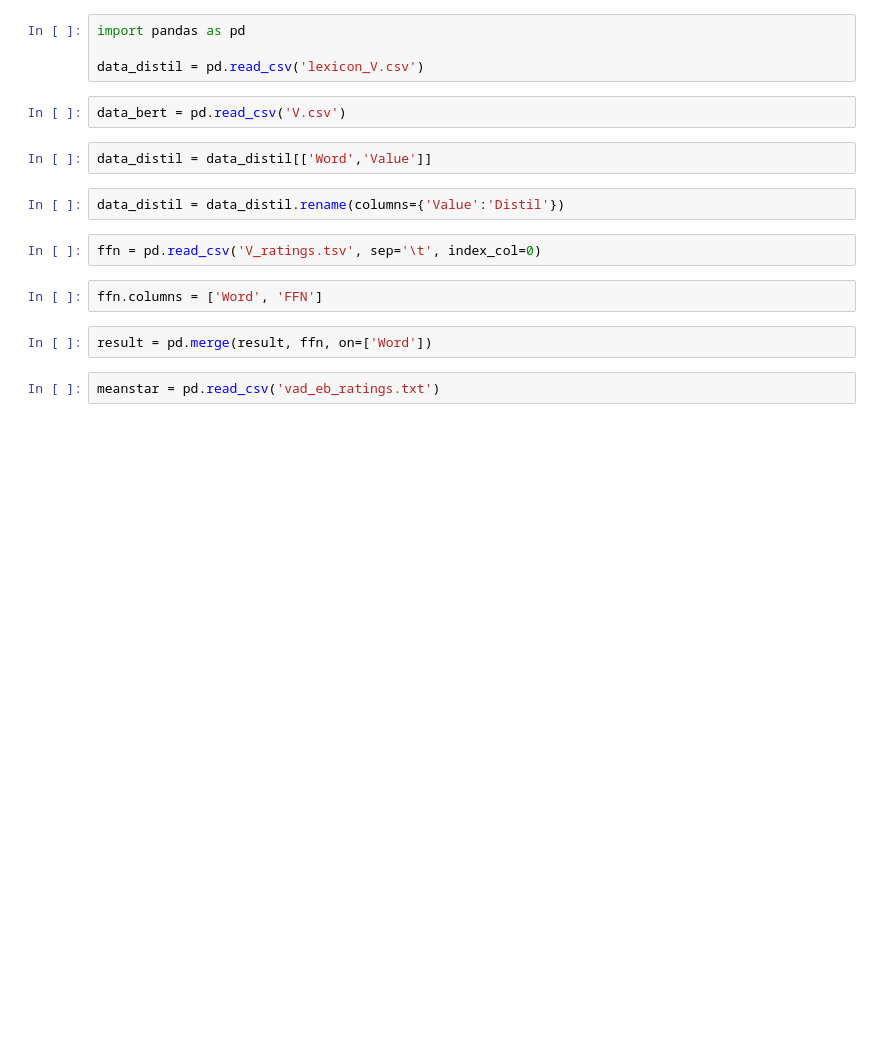
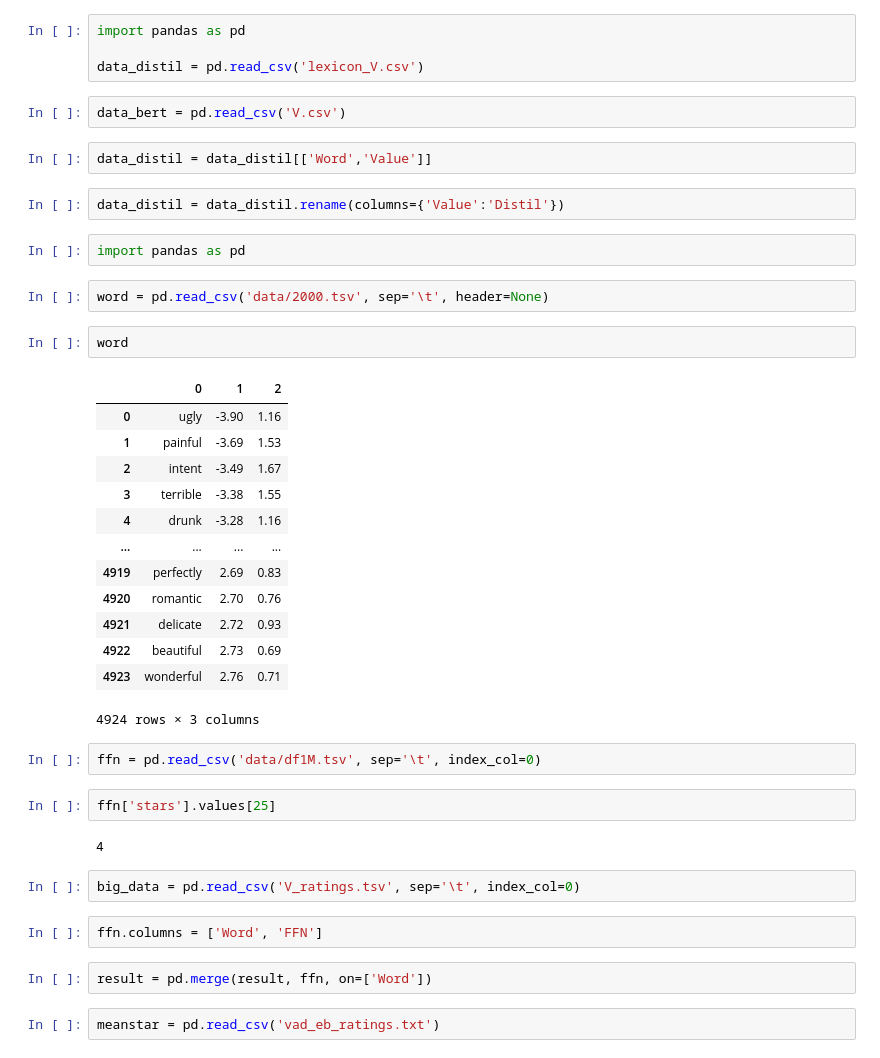
Before and after one commit to wwbp/embedding-lexica-creation, a Jupyter notebook: Untitled.ipynb, the cells around one changed output. Cells and saved outputs as stored; diff of their text form; blank space fills up the shorter version.

```diff
--- a/Untitled.ipynb
+++ b/Untitled.ipynb
@@ -8,8 +8,34 @@ data_bert = pd.read_csv('V.csv')
 data_distil = data_distil[['Word','Value']]
 # %%
 data_distil = data_distil.rename(columns={'Value':'Distil'})
+# %%
+import pandas as pd
+# %%
+word = pd.read_csv('data/2000.tsv', sep='\t', header=None)
+# %%
+word
+# %% [output]
+|  | 0 | 1 | 2 |
+| 0 | ugly | -3.90 | 1.16 |
+| 1 | painful | -3.69 | 1.53 |
+| 2 | intent | -3.49 | 1.67 |
+| 3 | terrible | -3.38 | 1.55 |
+| 4 | drunk | -3.28 | 1.16 |
+| ... | ... | ... | ... |
+| 4919 | perfectly | 2.69 | 0.83 |
+| 4920 | romantic | 2.70 | 0.76 |
+| 4921 | delicate | 2.72 | 0.93 |
+| 4922 | beautiful | 2.73 | 0.69 |
+| 4923 | wonderful | 2.76 | 0.71 |
+4924 rows × 3 columns
+# %%
+ffn = pd.read_csv('data/df1M.tsv', sep='\t', index_col=0)
+# %%
+ffn['stars'].values[25]
+# %% [output]
+4
 # %%
-ffn = pd.read_csv('V_ratings.tsv', sep='\t', index_col=0)
+big_data = pd.read_csv('V_ratings.tsv', sep='\t', index_col=0)
 # %%
 ffn.columns = ['Word', 'FFN']
 # %%
```
Also changed, not shown: parts of 5 cells of this notebook, 25 other files.
